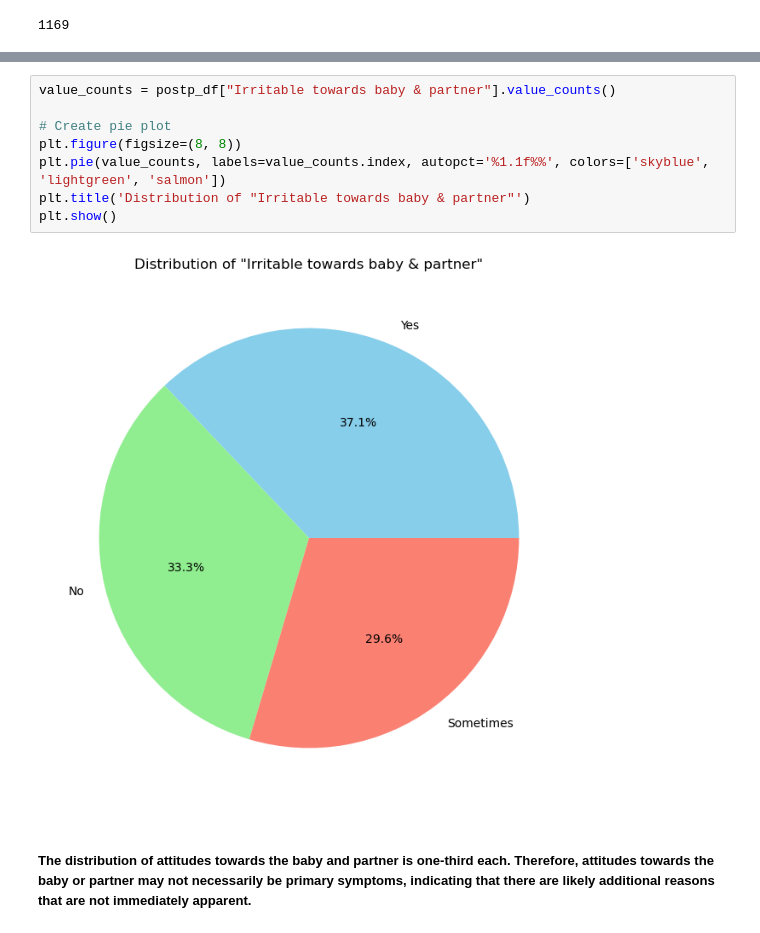
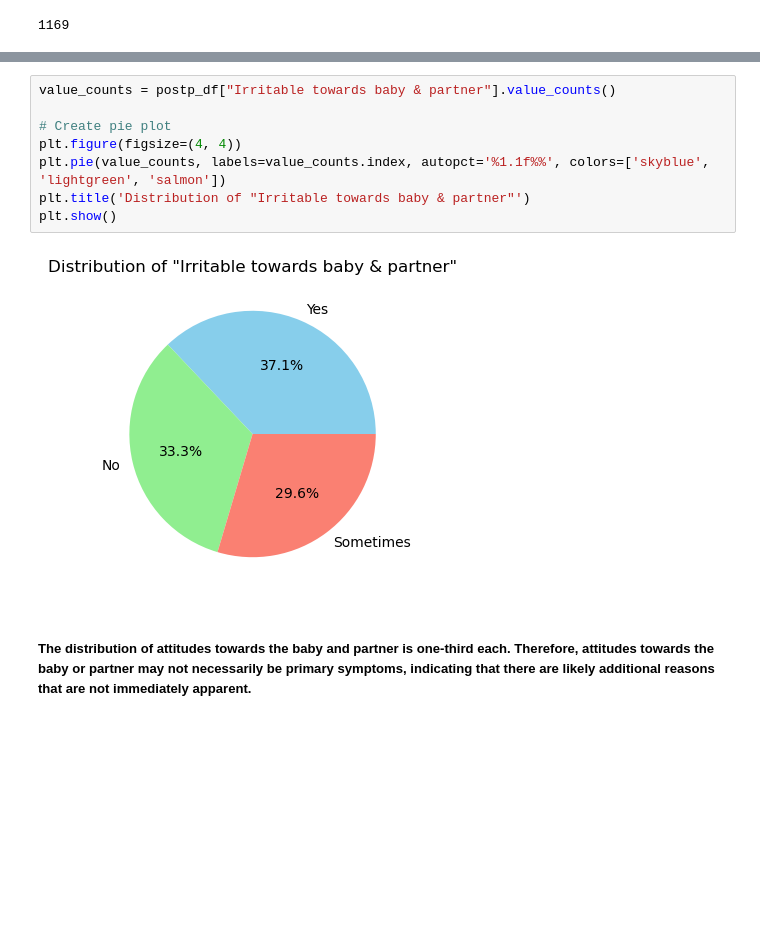
Before and after one commit to sivanhiya/sivanhiya, a Jupyter notebook: projectpostpartum (2) (1).ipynb, the cells around one changed output, grey strips where cells are left out. Drawn from its saved outputs; the diff is of its cells as text; blank space fills up the shorter version.

```diff
--- a/projectpostpartum (2) (1).ipynb
+++ b/projectpostpartum (2) (1).ipynb
@@ -460,12 +368,12 @@ Name: count, dtype: int64
 # %%
 value_counts = postp_df["Irritable towards baby & partner"].value_counts()
 
 # Create pie plot
-plt.figure(figsize=(8, 8))
+plt.figure(figsize=(4, 4))
 plt.pie(value_counts, labels=value_counts.index, autopct='%1.1f%%', colors=['skyblue', 'lightgreen', 'salmon'])
 plt.title('Distribution of "Irritable towards baby & partner"')
 plt.show()
 # %% [output]
-[figure, old version]
+[figure, new version]
 # %% [markdown]
 ##### The distribution of attitudes towards the baby and partner is one-third each. Therefore, attitudes towards the baby or partner may not necessarily be primary symptoms, indicating that there are likely additional reasons that are not immediately apparent.
```
Also changed, not shown: parts of 50 cells of this notebook.
